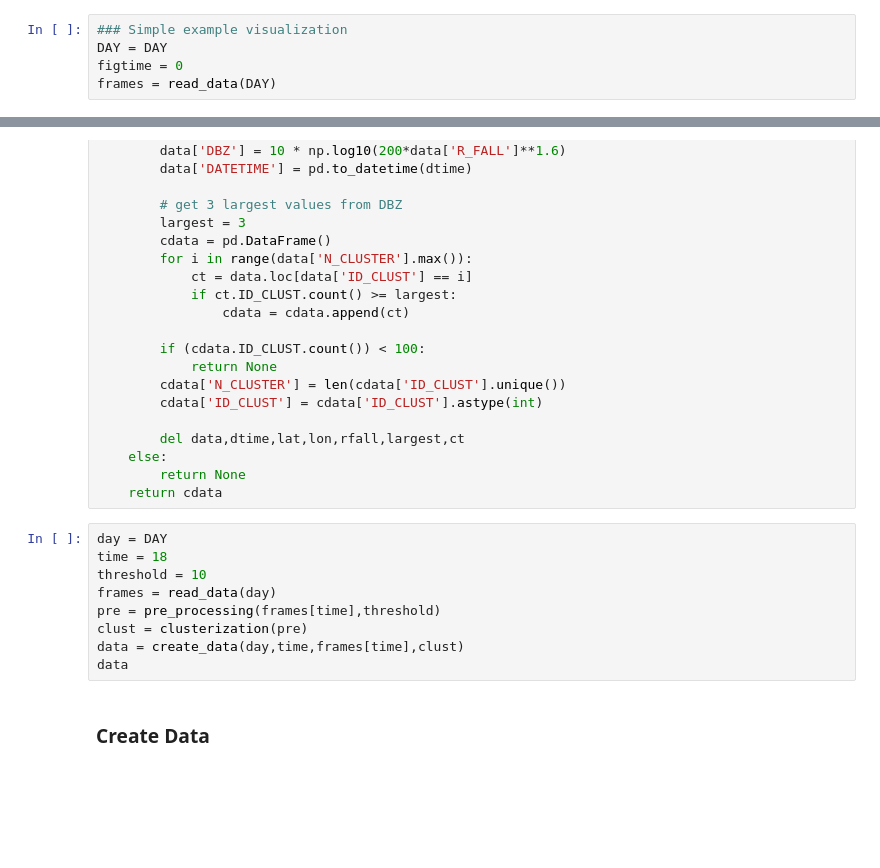
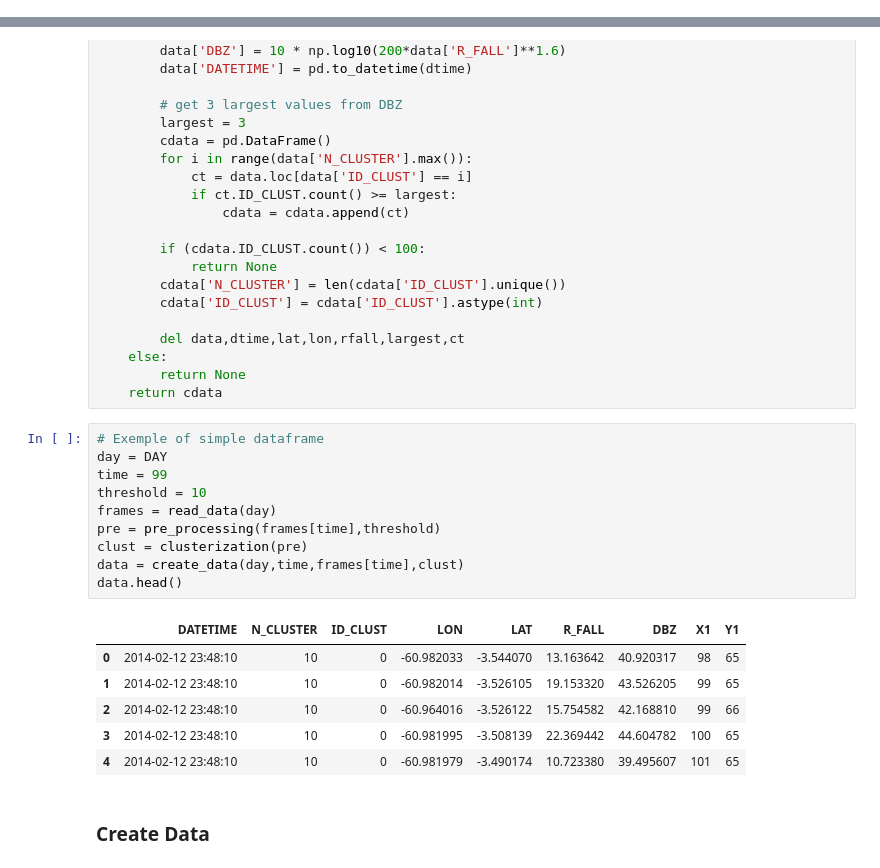
Before and after one commit to helvecioneto/CAP-359, a Jupyter notebook: 01-EDA.ipynb, the cells around one changed output, grey strips where cells are left out. Cells and saved outputs as stored; diff of their text form; blank space fills up the shorter version.

```diff
--- a/01-EDA.ipynb
+++ b/01-EDA.ipynb
@@ -107,11 +107,6 @@ def read_data(date):
         frames[i] =  rr
 
     return frames
-# %%
-### Simple example visualization
-DAY = DAY
-figtime = 0
-frames = read_data(DAY)
 # %%
 #Gif to visualize all data
 
@@ -258,14 +253,22 @@ def create_data(day,time,frames,clusters):
         return None
     return cdata
 # %%
+# Exemple of simple dataframe
 day = DAY
-time = 18
+time = 99
 threshold = 10
 frames = read_data(day)
 pre = pre_processing(frames[time],threshold)
 clust = clusterization(pre)
 data = create_data(day,time,frames[time],clust)
-data
+data.head()
+# %% [output]
+|  | DATETIME | N_CLUSTER | ID_CLUST | LON | LAT | R_FALL | DBZ | X1 | Y1 |
+| 0 | 2014-02-12 23:48:10 | 10 | 0 | -60.982033 | -3.544070 | 13.163642 | 40.920317 | 98 | 65 |
+| 1 | 2014-02-12 23:48:10 | 10 | 0 | -60.982014 | -3.526105 | 19.153320 | 43.526205 | 99 | 65 |
+| 2 | 2014-02-12 23:48:10 | 10 | 0 | -60.964016 | -3.526122 | 15.754582 | 42.168810 | 99 | 66 |
+| 3 | 2014-02-12 23:48:10 | 10 | 0 | -60.981995 | -3.508139 | 22.369442 | 44.604782 | 100 | 65 |
+| 4 | 2014-02-12 23:48:10 | 10 | 0 | -60.981979 | -3.490174 | 10.723380 | 39.495607 | 101 | 65 |
 # %% [markdown]
 ### Create Data
 # %%
```
Also changed, not shown: parts of 42 cells of this notebook.
